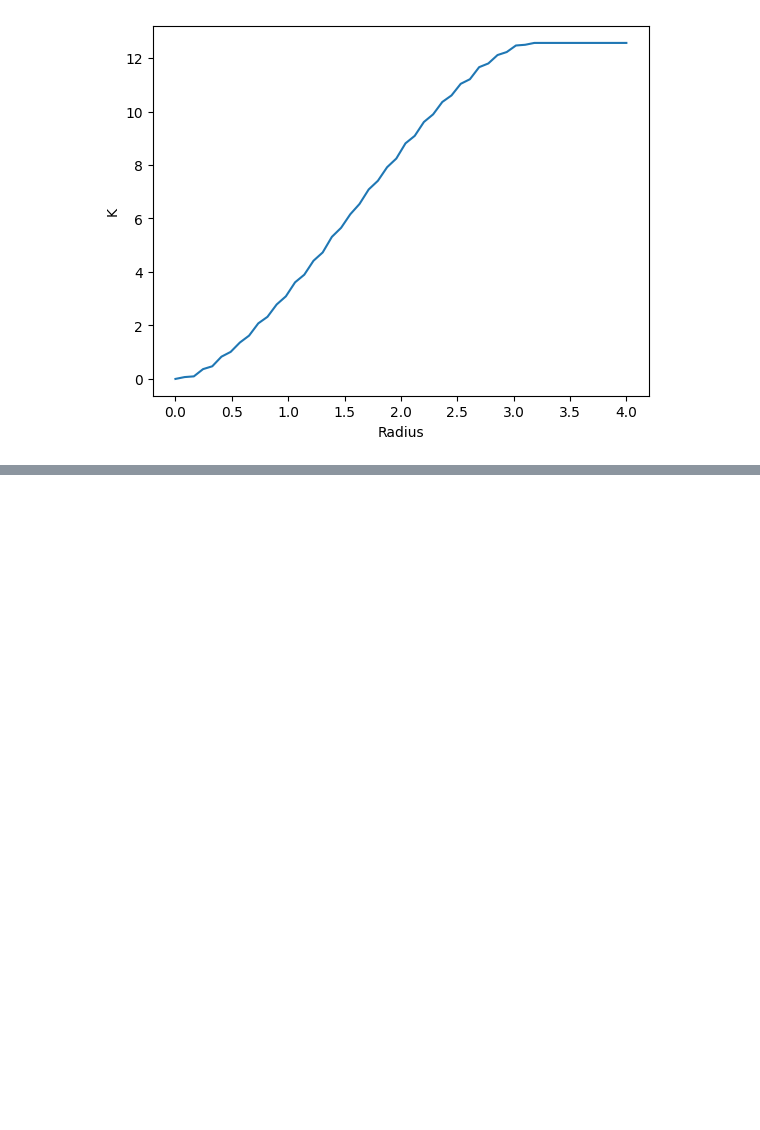
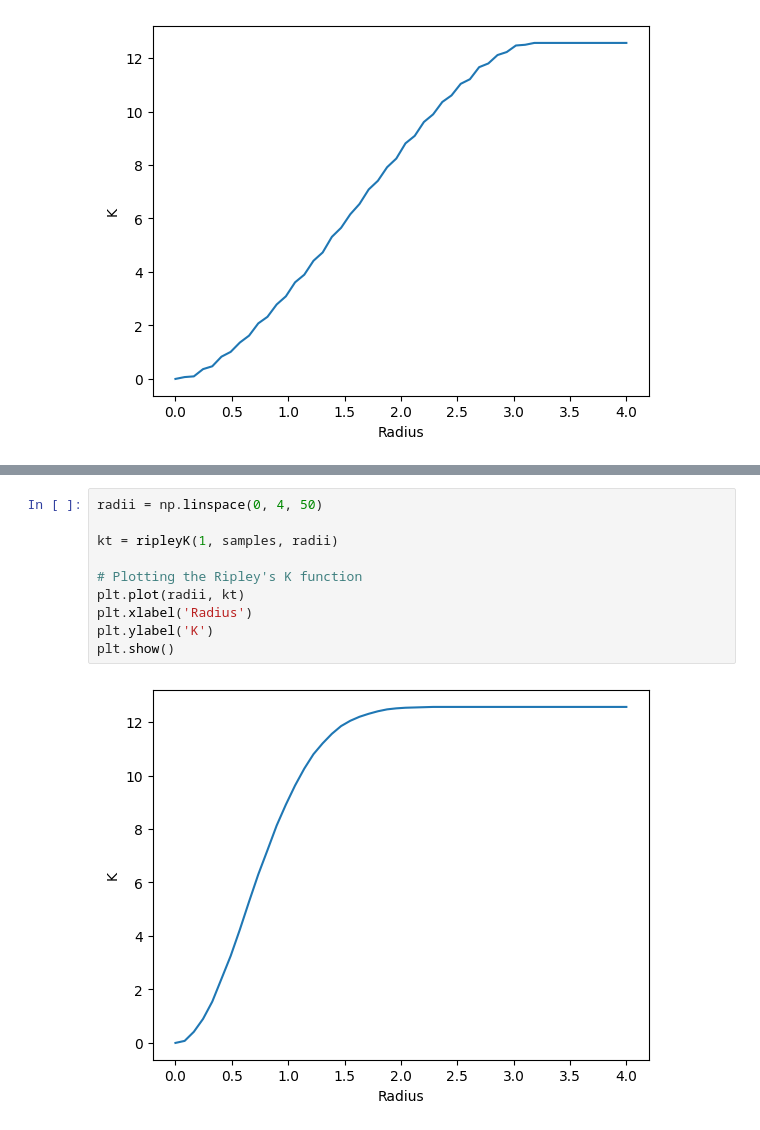
Before and after one commit to Muhanzhaokmp228/Bachelor-project, a Jupyter notebook: Code/Sphere mgrid.ipynb, the cells around one changed output, grey strips where cells are left out. Drawn from its saved outputs; the diff is of its cells as text; blank space fills up the shorter version.

```diff
--- a/Code/Sphere mgrid.ipynb
+++ b/Code/Sphere mgrid.ipynb
@@ -78,0 +102,12 @@ plt.show()
+# %%
+radii = np.linspace(0, 4, 50)
+
+kt = ripleyK(1, samples, radii)
+
+# Plotting the Ripley's K function
+plt.plot(radii, kt)
+plt.xlabel('Radius')
+plt.ylabel('K')
+plt.show()
+# %% [output]
+[figure, added]
```
Also changed, not shown: parts of 3 cells of this notebook.
